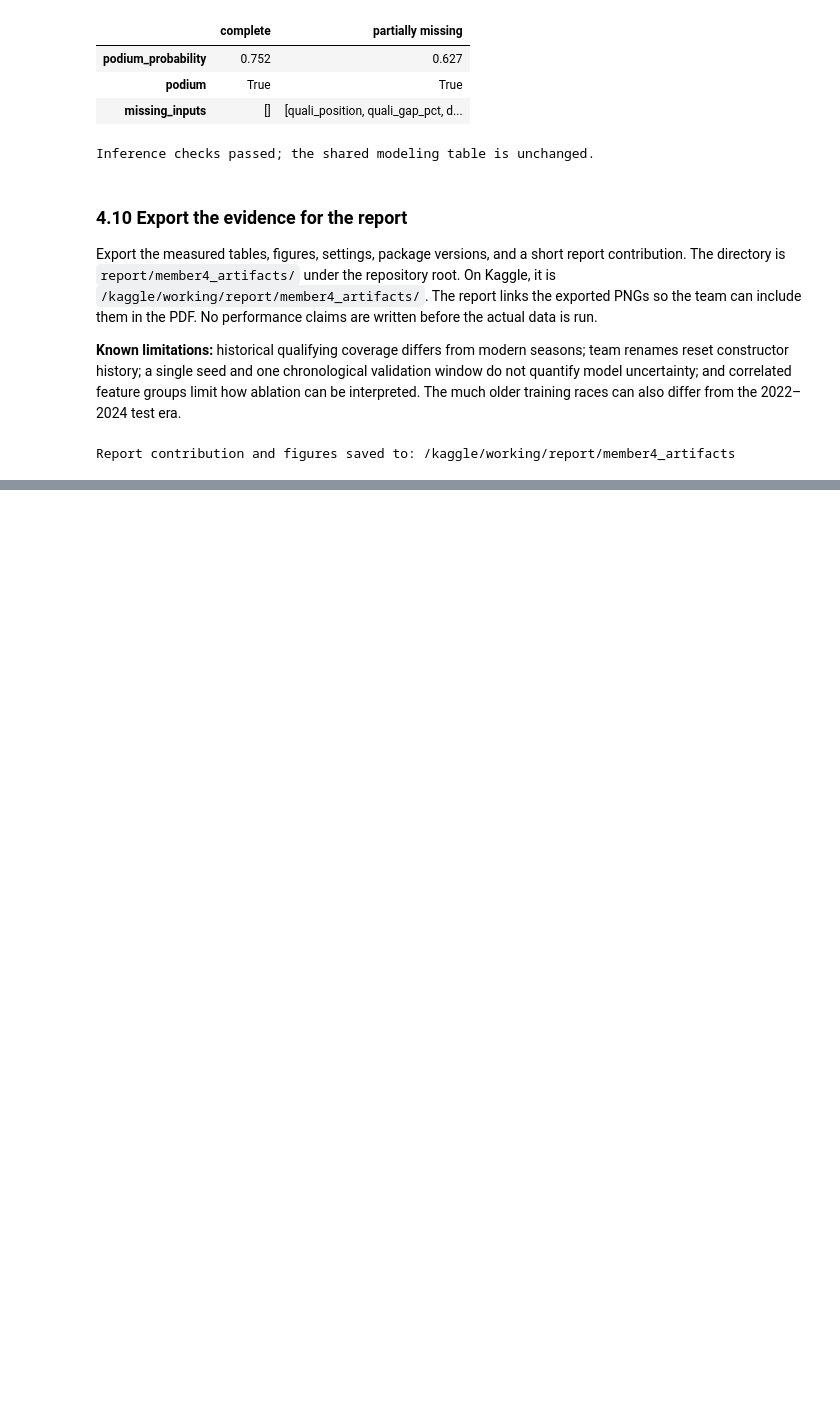
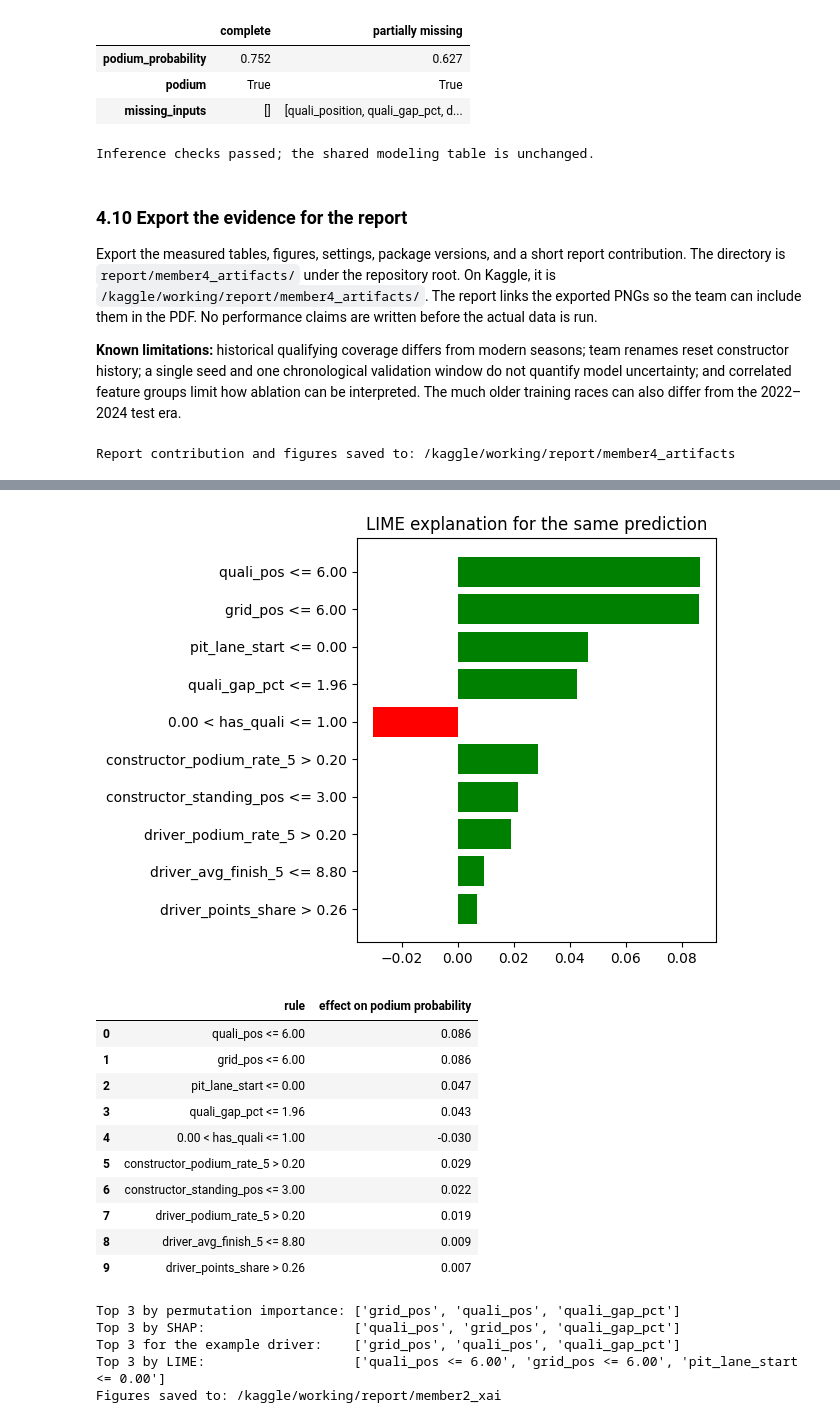
Before and after one commit to mahmoud-hatem-zaky/team47-acl-prodium-prediction, a Jupyter notebook: notebooks/f1-podium-prediction-milestone-1-team-47.ipynb, the cells around one changed output, grey strips where cells are left out. Drawn from its saved outputs; the diff is of its cells as text; code cells hidden in the pictures; blank space fills up the shorter version.

```diff
--- a/notebooks/f1-podium-prediction-milestone-1-team-47.ipynb
+++ b/notebooks/f1-podium-prediction-milestone-1-team-47.ipynb
@@ -1935,0 +2098,45 @@ Report contribution and figures saved to: /kaggle/working/report/member4_artifac
+# %%
+lime_train = X_train.fillna(X_train.median())
+lime_explainer = LimeTabularExplainer(lime_train.to_numpy(), feature_names=final_features,
+                                      class_names=['no podium', 'podium'], mode='classification',
+                                      random_state=47)
+lime_result = lime_explainer.explain_instance(X_val.loc[example_id].to_numpy(),
+                                              lambda rows: final_model.predict_proba(
+                                                  pd.DataFrame(rows, columns=final_features)),
+                                              num_features=10, num_samples=5000)
+
+lime_result.as_pyplot_figure()
+plt.title('LIME explanation for the same prediction')
+plt.tight_layout()
+plt.savefig(XAI_DIR / 'lime_explanation.png', dpi=120, bbox_inches='tight')
+plt.show()
+
+pd.DataFrame(lime_result.as_list(), columns=['rule', 'effect on podium probability']).round(3)
+# %% [output]
+[figure, added]
+|  | rule | effect on podium probability |
+| 0 | quali_pos <= 6.00 | 0.086 |
+| 1 | grid_pos <= 6.00 | 0.086 |
+| 2 | pit_lane_start <= 0.00 | 0.047 |
+| 3 | quali_gap_pct <= 1.96 | 0.043 |
+| 4 | 0.00 < has_quali <= 1.00 | -0.030 |
+| 5 | constructor_podium_rate_5 > 0.20 | 0.029 |
+| 6 | constructor_standing_pos <= 3.00 | 0.022 |
+| 7 | driver_podium_rate_5 > 0.20 | 0.019 |
+| 8 | driver_avg_finish_5 <= 8.80 | 0.009 |
+| 9 | driver_points_share > 0.26 | 0.007 |
+# %%
+top_perm = perm_table['drop in PR-AUC'].sort_values(ascending=False).head(3).index.tolist()
+top_shap = shap_table.sort_values('SHAP rank').head(3).index.tolist()
+top_local = pd.Series(example_shap.values, index=final_features).abs().sort_values(ascending=False).head(3)
+print('Top 3 by permutation importance:', top_perm)
+print('Top 3 by SHAP:                  ', top_shap)
+print('Top 3 for the example driver:   ', top_local.index.tolist())
+print('Top 3 by LIME:                  ', [rule for rule, _ in lime_result.as_list()[:3]])
+print('Figures saved to:', XAI_DIR)
+# %% [output]
+Top 3 by permutation importance: ['grid_pos', 'quali_pos', 'quali_gap_pct']
+Top 3 by SHAP:                   ['quali_pos', 'grid_pos', 'quali_gap_pct']
+Top 3 for the example driver:    ['grid_pos', 'quali_pos', 'quali_gap_pct']
+Top 3 by LIME:                   ['quali_pos <= 6.00', 'grid_pos <= 6.00', 'pit_lane_start <= 0.00']
+Figures saved to: /kaggle/working/report/member2_xai
```
Also changed, not shown: parts of 11 cells of this notebook, 9 other files.
